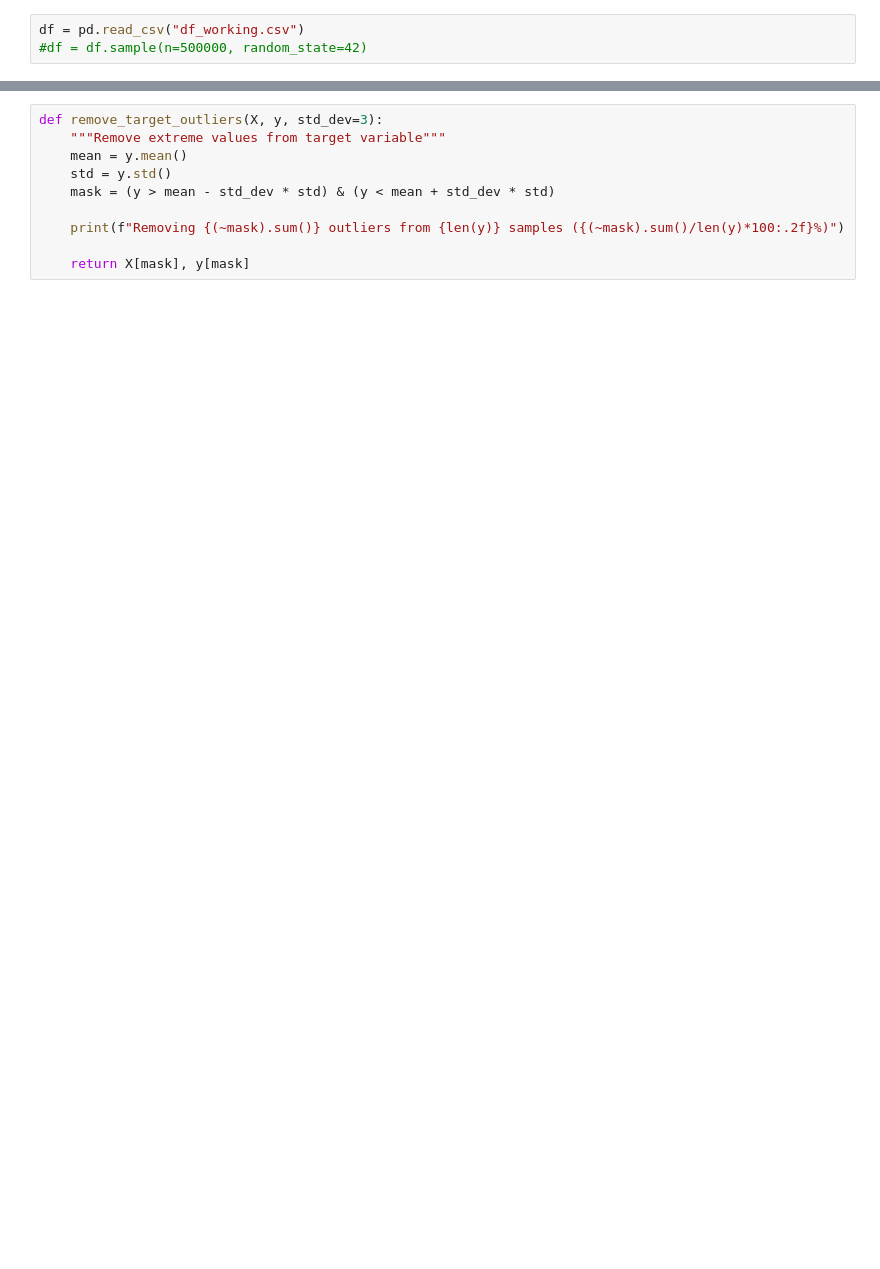
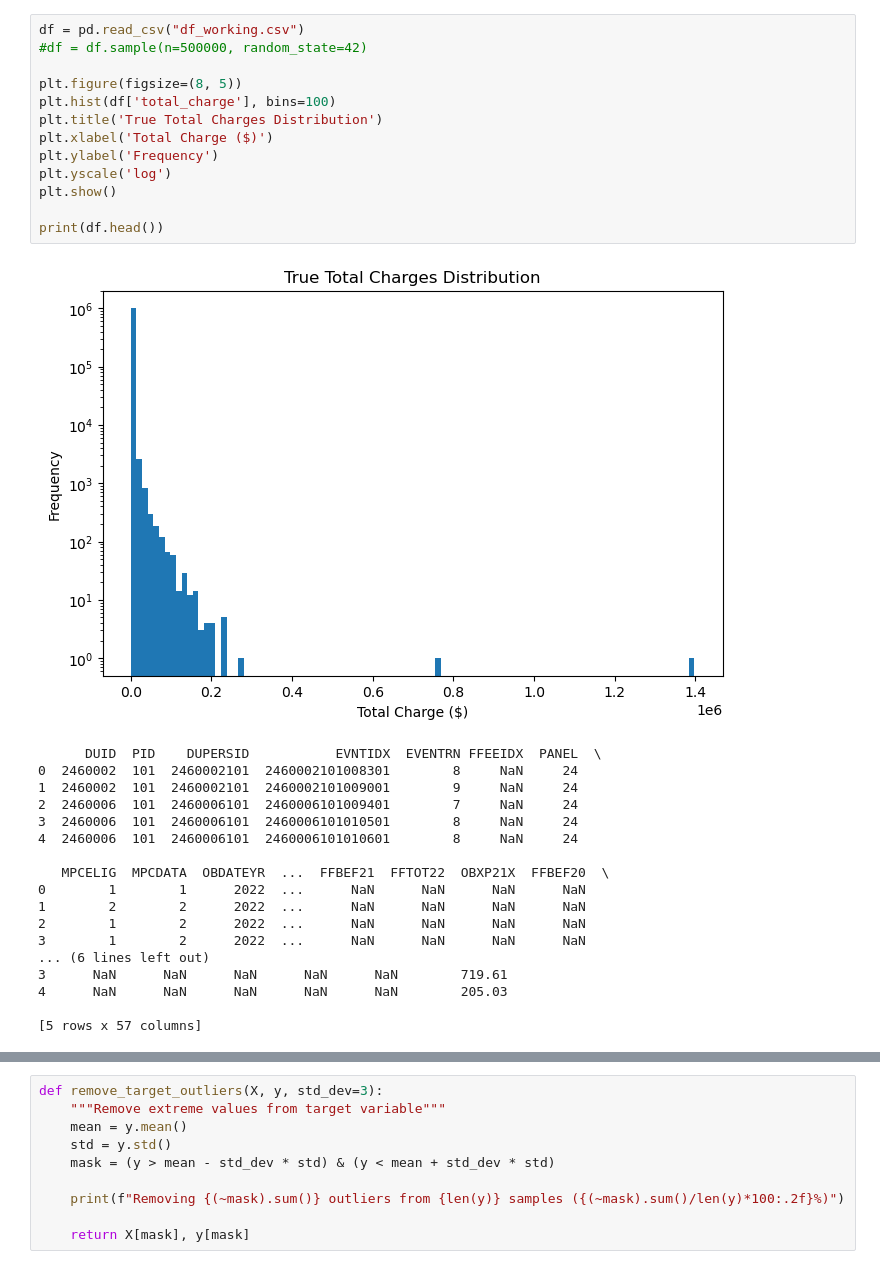
Before and after one commit to alliixx/clinical-llm-risk-predictor, a Jupyter notebook: model_testing.ipynb, the cells around one changed output, grey strips where cells are left out. Saved outputs shown, nothing was run; the diff lists cells and outputs as text; blank space fills up the shorter version.

```diff
--- a/model_testing.ipynb
+++ b/model_testing.ipynb
@@ -17,6 +18,35 @@ import time
-# %%
-df = pd.read_csv("df_working.csv")
-#df = df.sample(n=500000, random_state=42)
+# %%
+df = pd.read_csv("df_working.csv")
+#df = df.sample(n=500000, random_state=42)
+
+plt.figure(figsize=(8, 5))
+plt.hist(df['total_charge'], bins=100)
+plt.title('True Total Charges Distribution')
+plt.xlabel('Total Charge ($)')
+plt.ylabel('Frequency')
+plt.yscale('log')
+plt.show()
+
+print(df.head())
+# %% [output]
+[figure, added]
+      DUID  PID    DUPERSID           EVNTIDX  EVENTRN FFEEIDX  PANEL  \
+0  2460002  101  2460002101  2460002101008301        8     NaN     24
+1  2460002  101  2460002101  2460002101009001        9     NaN     24
+2  2460006  101  2460006101  2460006101009401        7     NaN     24
+3  2460006  101  2460006101  2460006101010501        8     NaN     24
+4  2460006  101  2460006101  2460006101010601        8     NaN     24
+
+   MPCELIG  MPCDATA  OBDATEYR  ...  FFBEF21  FFTOT22  OBXP21X  FFBEF20  \
+0        1        1      2022  ...      NaN      NaN      NaN      NaN
+1        2        2      2022  ...      NaN      NaN      NaN      NaN
+2        1        2      2022  ...      NaN      NaN      NaN      NaN
+3        1        2      2022  ...      NaN      NaN      NaN      NaN
+... (6 lines left out)
+3      NaN      NaN      NaN      NaN      NaN        719.61
+4      NaN      NaN      NaN      NaN      NaN        205.03
+
+[5 rows x 57 columns]
 # %%
 # Models to try
 models = {
```
Also changed, not shown: parts of 18 cells of this notebook.
